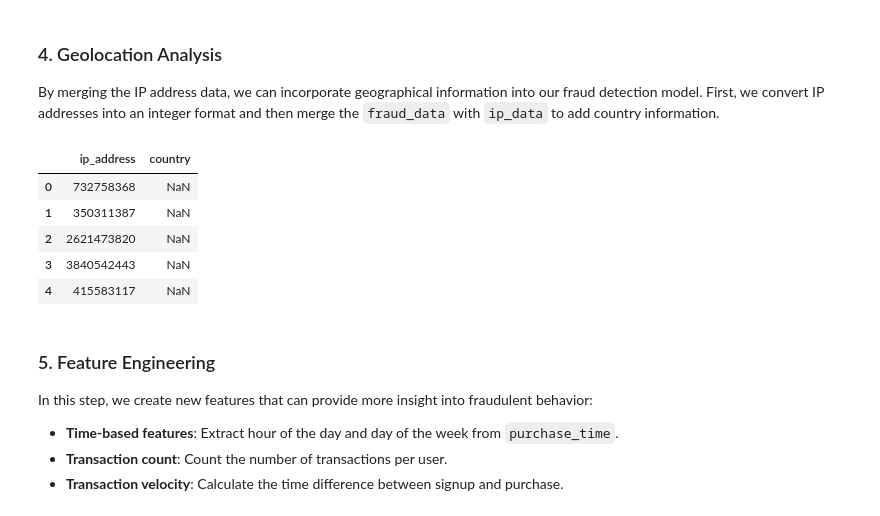
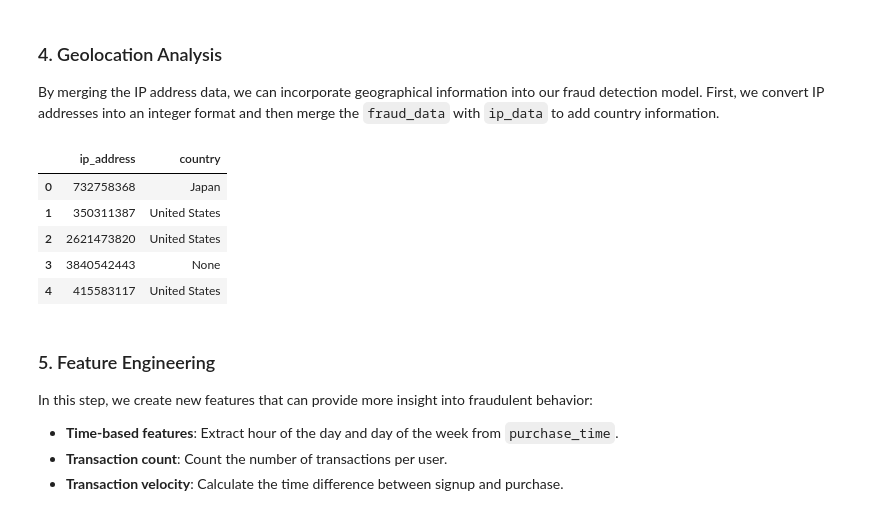
Before and after one commit to Ermi23/Fraud-Detection-and-Credit-Card-Transactions, a Jupyter notebook: notebooks/EDA.ipynb, the cells around one changed output. Saved outputs shown, nothing was run; the diff lists cells and outputs as text; code cells hidden in the pictures.

```diff
--- a/notebooks/EDA.ipynb
+++ b/notebooks/EDA.ipynb
@@ -256,19 +321,31 @@ plt.show()
 ### 4. Geolocation Analysis
 
 By merging the IP address data, we can incorporate geographical information into our fraud detection model. First, we convert IP addresses into an integer format and then merge the `fraud_data` with `ip_data` to add country information.
-# %%
-# Convert IP address to integer range for merging
-fraud_data = fraud_data.merge(ip_data, how='left', left_on='ip_address', right_on='lower_bound_ip_address')
-
-# Display the merged dataset
-fraud_data[['ip_address', 'country']].head()
-# %% [output]
-|  | ip_address | country |
-| 0 | 732758368 | NaN |
-| 1 | 350311387 | NaN |
-| 2 | 2621473820 | NaN |
-| 3 | 3840542443 | NaN |
-| 4 | 415583117 | NaN |
+# %%
+# Ensure the IP data has lower and upper bounds in integer format
+ip_data['lower_bound_ip_address'] = ip_data['lower_bound_ip_address'].astype('int')
+ip_data['upper_bound_ip_address'] = ip_data['upper_bound_ip_address'].astype('int')
+
+# Function to get the country for each IP address
+def find_country(ip_address, ip_data):
+    match = ip_data[(ip_data['lower_bound_ip_address'] <= ip_address) &
+                    (ip_data['upper_bound_ip_address'] >= ip_address)]
+    if match.empty:
+        return None
+    return match['country'].values[0]
+
+# Apply the function to the fraud_data to get the country
+fraud_data['country'] = fraud_data['ip_address'].apply(lambda ip: find_country(ip, ip_data))
+
+# Display the updated fraud_data with the country information
+fraud_data[['ip_address', 'country']].head()
+# %% [output]
+|  | ip_address | country |
+| 0 | 732758368 | Japan |
+| 1 | 350311387 | United States |
+| 2 | 2621473820 | United States |
+| 3 | 3840542443 | None |
+| 4 | 415583117 | United States |
 # %% [markdown]
 ### 5. Feature Engineering
 
```
Also changed, not shown: parts of 2 cells of this notebook.
